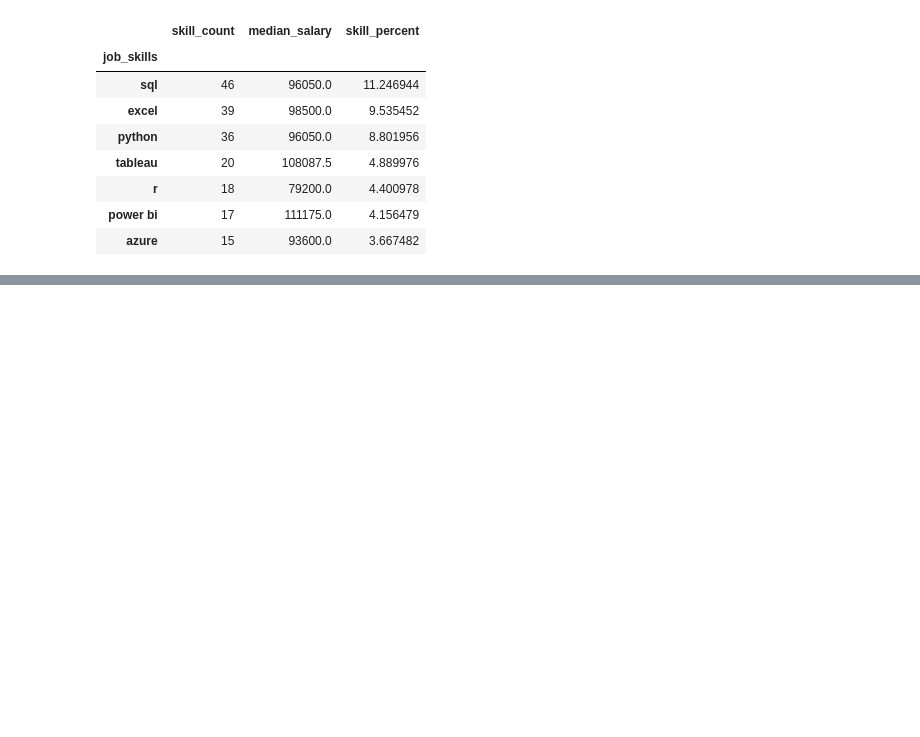
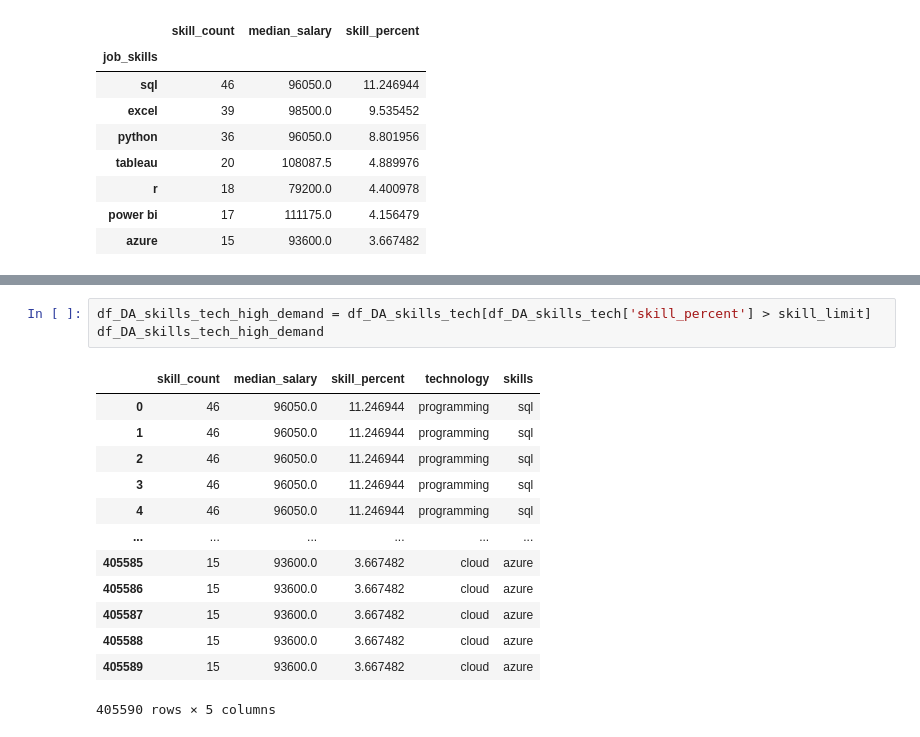
Before and after one commit to Mugil1410/Data-analysis-with-python, a Jupyter notebook: 3_Project/Optimal_Skills.ipynb, the cells around one changed output, grey strips where cells are left out. Cells and saved outputs as stored; diff of their text form; blank space fills up the shorter version.

```diff
--- a/3_Project/Optimal_Skills.ipynb
+++ b/3_Project/Optimal_Skills.ipynb
@@ -102,0 +176,17 @@ plt.show()
+# %%
+df_DA_skills_tech_high_demand = df_DA_skills_tech[df_DA_skills_tech['skill_percent'] > skill_limit]
+df_DA_skills_tech_high_demand
+# %% [output]
+|  | skill_count | median_salary | skill_percent | technology | skills |
+| 0 | 46 | 96050.0 | 11.246944 | programming | sql |
+| 1 | 46 | 96050.0 | 11.246944 | programming | sql |
+| 2 | 46 | 96050.0 | 11.246944 | programming | sql |
+| 3 | 46 | 96050.0 | 11.246944 | programming | sql |
+| 4 | 46 | 96050.0 | 11.246944 | programming | sql |
+| ... | ... | ... | ... | ... | ... |
+| 405585 | 15 | 93600.0 | 3.667482 | cloud | azure |
+| 405586 | 15 | 93600.0 | 3.667482 | cloud | azure |
+| 405587 | 15 | 93600.0 | 3.667482 | cloud | azure |
+| 405588 | 15 | 93600.0 | 3.667482 | cloud | azure |
+| 405589 | 15 | 93600.0 | 3.667482 | cloud | azure |
+405590 rows × 5 columns
```
Also changed, not shown: parts of 6 cells of this notebook.
